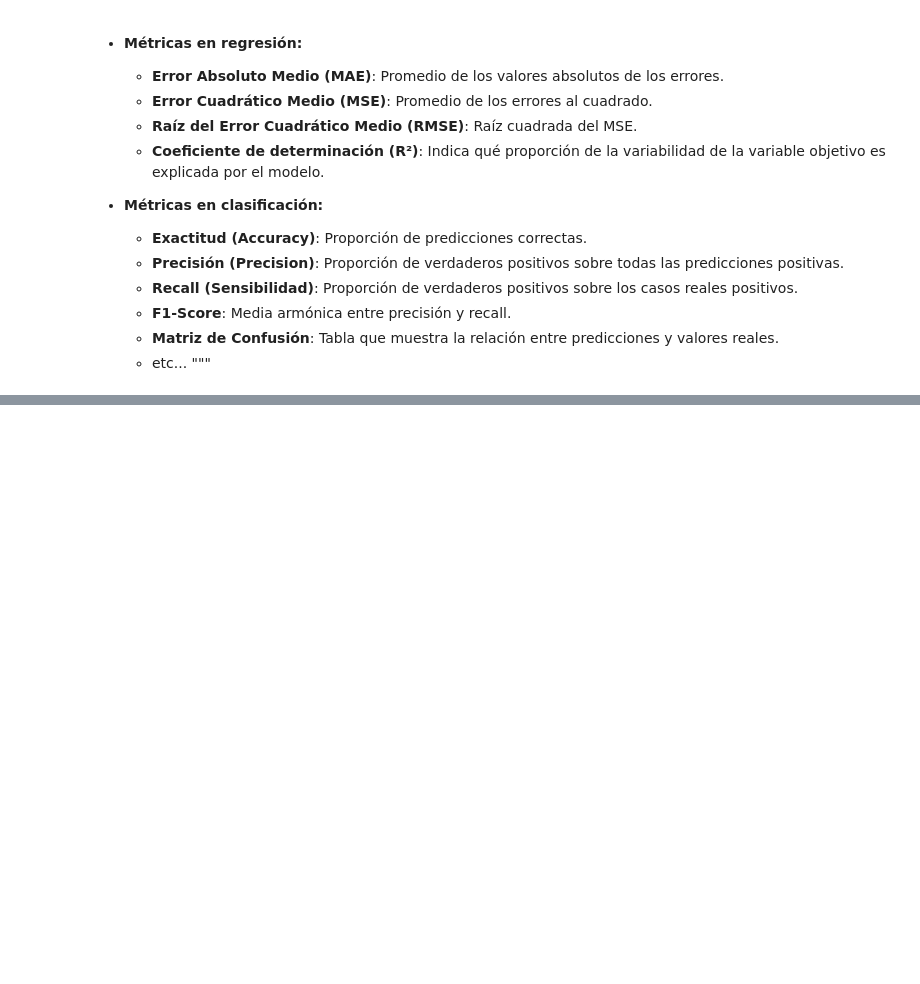
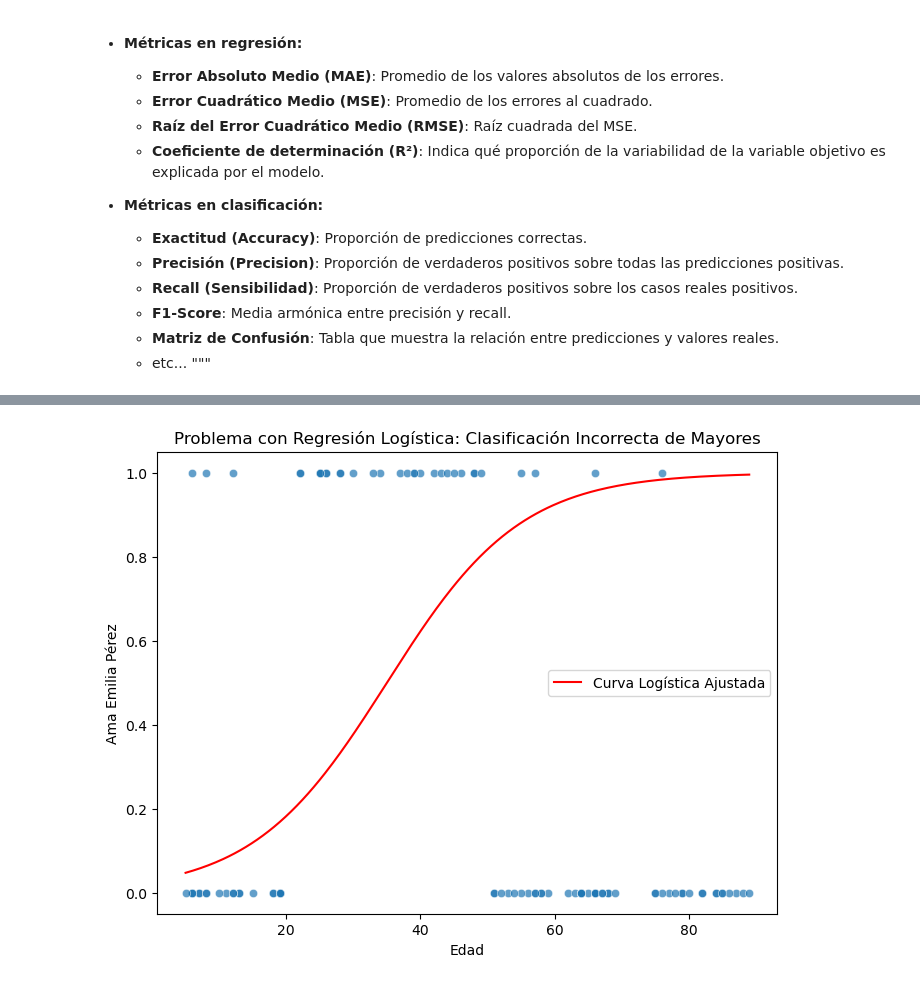
Before and after one commit to JOSE0221/python-statlearning-lab, a Jupyter notebook: week_4/random_forests.ipynb, the cells around one changed output, grey strips where cells are left out. Cells and saved outputs as stored; diff of their text form; code cells hidden in the pictures; blank space fills up the shorter version.

```diff
--- a/week_4/random_forests.ipynb
+++ b/week_4/random_forests.ipynb
@@ -528,0 +421,91 @@ left_split:
+# %%
+import numpy as np
+import pandas as pd
+import matplotlib.pyplot as plt
+import seaborn as sns
+from sklearn.tree import DecisionTreeClassifier, export_text
+from sklearn.model_selection import train_test_split
+from sklearn import tree
+from sklearn.metrics import accuracy_score, confusion_matrix, classification_report, roc_curve, auc
+from sklearn.linear_model import LogisticRegression
+import statsmodels.api as sm
+import sympy as sp
+from scipy.special import expit
+
+# ---------------------------------------------------------------------------------
+# Introducción
+# Implementación de un Árbol de Decisión de Clasificación y comparación con la
+# Regresión Logística, siguiendo las mejores prácticas explicadas en libros de referencia.
+# Se ajusta el dataset para reflejar las limitaciones de la regresión logística.
+# ---------------------------------------------------------------------------------
+
+# Paso 1: Creación del dataset simulado con limitación para regresión logística
+np.random.seed(42)
+edades = np.random.randint(5, 90, size=100)
+likes_middle = (edades > 20) & (edades < 50)  # Personas de edad media aman Emilia Pérez
+likes_old = np.random.choice([0, 1], size=100, p=[0.9, 0.1])  # Mayores tienen menor probabilidad
+likes_young = np.random.choice([0, 1], size=100, p=[0.8, 0.2])  # Jóvenes también menor probabilidad
+
+ama_emilia_perez = np.where(likes_middle, 1, np.where(edades >= 50, likes_old, likes_young))
+
+data = {
+    'Ama_Palomitas': np.random.choice([1, 0], size=100),  # 1: Sí, 0: No
+    'Ama_Refresco': np.random.choice([1, 0], size=100),
+    'Edad': edades,
+    'Ama_Emilia_Perez': ama_emilia_perez  # Variable objetivo reflejando la distribución problemática
+}
+
+df = pd.DataFrame(data)
+
+# ---------------------------------------------------------------------------------
+# Paso 2: División de datos en entrenamiento y prueba
+# ---------------------------------------------------------------------------------
+X = df[['Ama_Palomitas', 'Ama_Refresco', 'Edad']]
+y = df['Ama_Emilia_Perez']
+X_train, X_test, y_train, y_test = train_test_split(X, y, test_size=0.3, random_state=42)
+
+# ---------------------------------------------------------------------------------
+# Paso 3: Visualización del problema con Regresión Logística
+# ---------------------------------------------------------------------------------
+plt.figure(figsize=(8, 6))
+sns.scatterplot(x=df['Edad'], y=df['Ama_Emilia_Perez'], alpha=0.7)
+plt.title("Problema con Regresión Logística: Clasificación Incorrecta de Mayores")
+plt.xlabel("Edad")
+plt.ylabel("Ama Emilia Pérez")
+
+# Ajustar una curva logística
+edad_rango = np.linspace(df['Edad'].min(), df['Edad'].max(), 300)
+probabilidad_logistica = expit((edad_rango - 35) / 10)  # La regresión logística espera una relación monotónica
+plt.plot(edad_rango, probabilidad_logistica, color='red', label='Curva Logística Ajustada')
+plt.legend()
+plt.show()
+
+# ---------------------------------------------------------------------------------
+# Paso 4: Creación y comparación del modelo con Gini y Entropía
+# ---------------------------------------------------------------------------------
+modelo_gini = DecisionTreeClassifier(criterion='gini', max_depth=4, random_state=42)
+modelo_entropy = DecisionTreeClassifier(criterion='entropy', max_depth=4, random_state=42)
+modelo_gini.fit(X_train, y_train)
+modelo_entropy.fit(X_train, y_train)
+
+# Regresión Logística
+log_reg = LogisticRegression()
+log_reg.fit(X_train, y_train)
+
+# ---------------------------------------------------------------------------------
+# Paso 5: Evaluación y métricas de desempeño
+# ---------------------------------------------------------------------------------
+def evaluar_modelo(modelo, X_test, y_test, nombre_modelo):
+    predicciones = modelo.predict(X_test)
+    print(f"\nMétricas para {nombre_modelo}:")
+    print("Precisión:", accuracy_score(y_test, predicciones))
+    print("Matriz de Confusión:\n", confusion_matrix(y_test, predicciones))
+    print("Reporte de Clasificación:\n", classification_report(y_test, predicciones))
+    return predicciones
+
+print("Comparación de Modelos:\n")
+pred_gini = evaluar_modelo(modelo_gini, X_test, y_test, "Árbol de Decisión (Gini)")
+pred_entropy = evaluar_modelo(modelo_entropy, X_test, y_test, "Árbol de Decisión (Entropía)")
+pred_log = evaluar_modelo(log_reg, X_test, y_test, "Regresión Logística")
+# %% [output]
+[figure, added]
```
Also changed, not shown: parts of 85 cells of this notebook.
